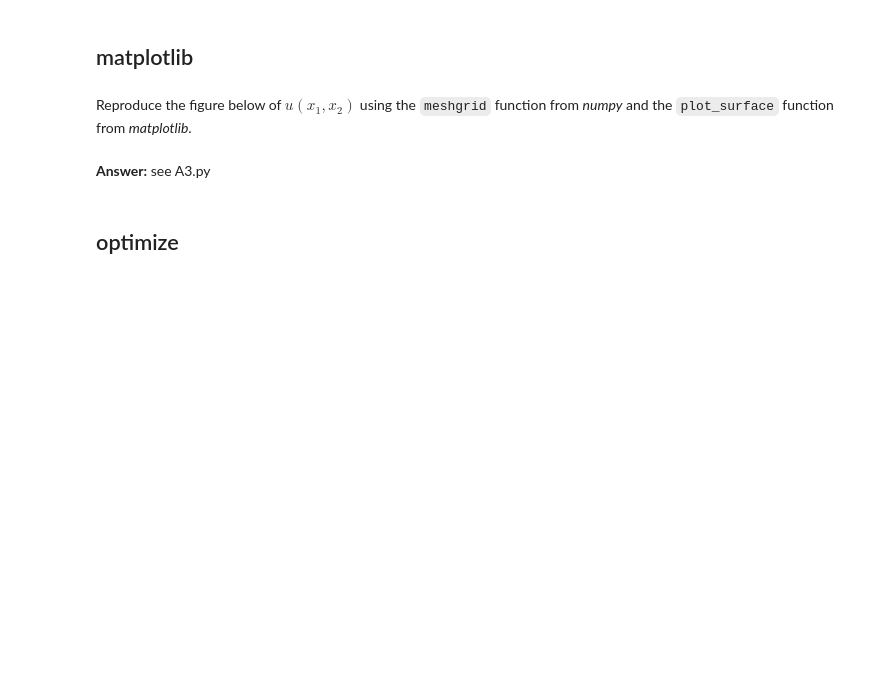
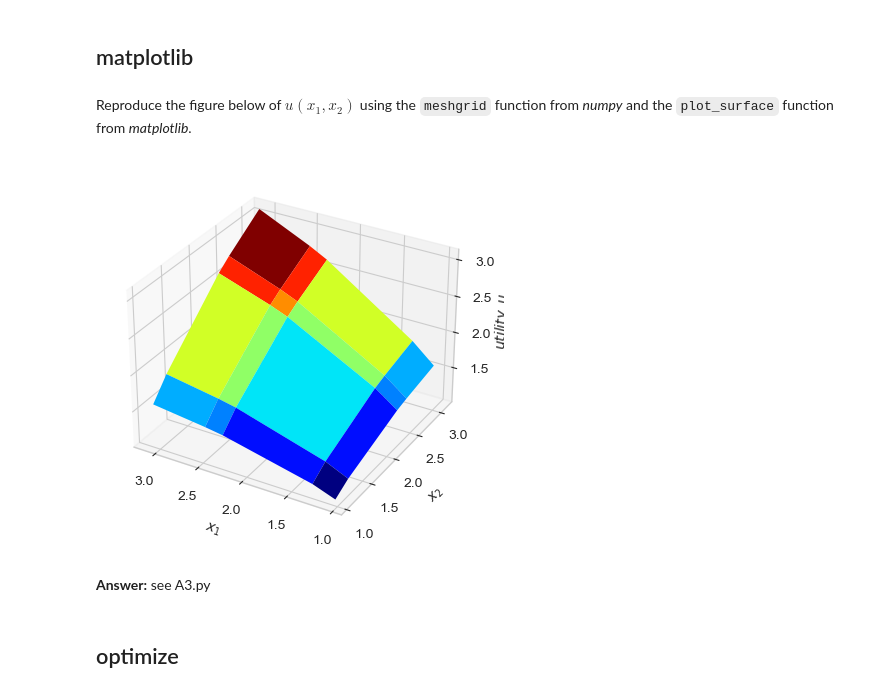
Before and after one commit to NumEconCopenhagen/IntroProg-exercises, a Jupyter notebook: PS1/problem_set_1.ipynb, the cells around one changed output. Saved outputs shown, nothing was run; the diff lists cells and outputs as text; code cells hidden in the pictures; blank space fills up the shorter version.

```diff
--- a/PS1/problem_set_1.ipynb
+++ b/PS1/problem_set_1.ipynb
@@ -29,3 +27,7 @@ $$
+# %%
+# write your own code here
+def u(x1,x2,alpha=0.5,beta=1):
+    return (alpha*x1**(-beta) + (1-alpha)*x2**(-beta))**(-1/beta)
 # %% [markdown]
 **Answer:** see A1.py
 # %% [markdown]
@@ -77,3 +85,23 @@ u_grid = u(x1_grid,x2_grid)
+# %%
+# evaluate utility function
+x1_grid,x2_grid = np.meshgrid(x1_vec,x2_vec,indexing='ij')
+u_grid = u(x1_grid,x2_grid)
+
+# write your code here
+fig = plt.figure() # create the figure
+ax = fig.add_subplot(1,1,1,projection='3d') # create a 3d type axis
+ax.plot_surface(x1_grid,x2_grid,u_grid,cmap=cm.jet); # create surface plot in the axis
+
+# set labels
+ax.set_xlabel('$x_1$')
+ax.set_ylabel('$x_2$')
+ax.set_zlabel('$utility, u$')
+ax.zaxis.labelpad=0.1
+
+# invert axis
+ax.invert_xaxis()
+# %% [output]
+[figure, added]
 # %% [markdown]
 **Answer:** see A3.py
 # %% [markdown]
```
Also changed, not shown: parts of 5 cells of this notebook, 1 other file.
